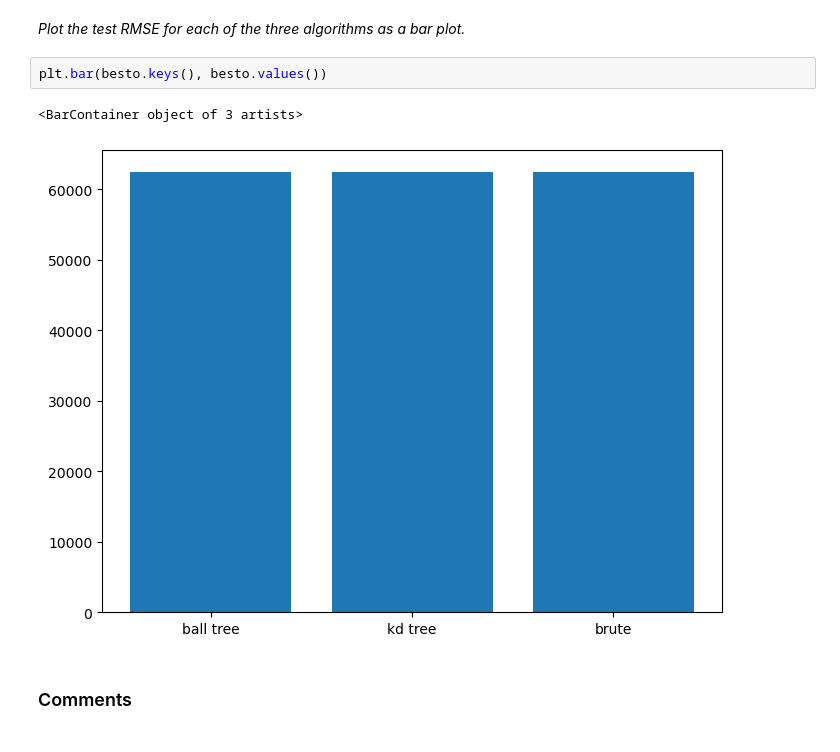
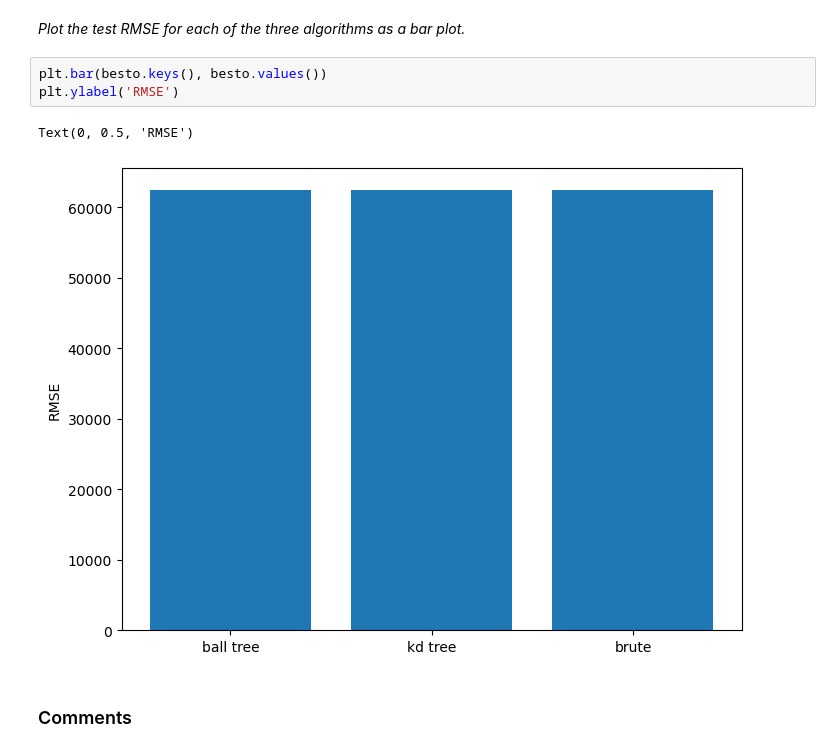
Before and after one commit to olivesdad/CS383, a Jupyter notebook: Homework/wk6/knn_experiments_housing_student_X22.ipynb, the cells around one changed output. Drawn from its saved outputs; the diff is of its cells as text.

```diff
--- a/Homework/wk6/knn_experiments_housing_student_X22.ipynb
+++ b/Homework/wk6/knn_experiments_housing_student_X22.ipynb
@@ -422,9 +422,10 @@ brute at k=[7]
 _Plot the test RMSE for each of the three algorithms as a bar plot._
 # %%
 plt.bar(besto.keys(), besto.values())
+plt.ylabel('RMSE')
 # %% [output]
-<BarContainer object of 3 artists>
+Text(0, 0.5, 'RMSE')
-[figure, old version]
+[figure, new version]
 # %% [markdown]
 ### Comments
 # %% [markdown]
```
Also changed, not shown: parts of 7 cells of this notebook, 3 other files.
